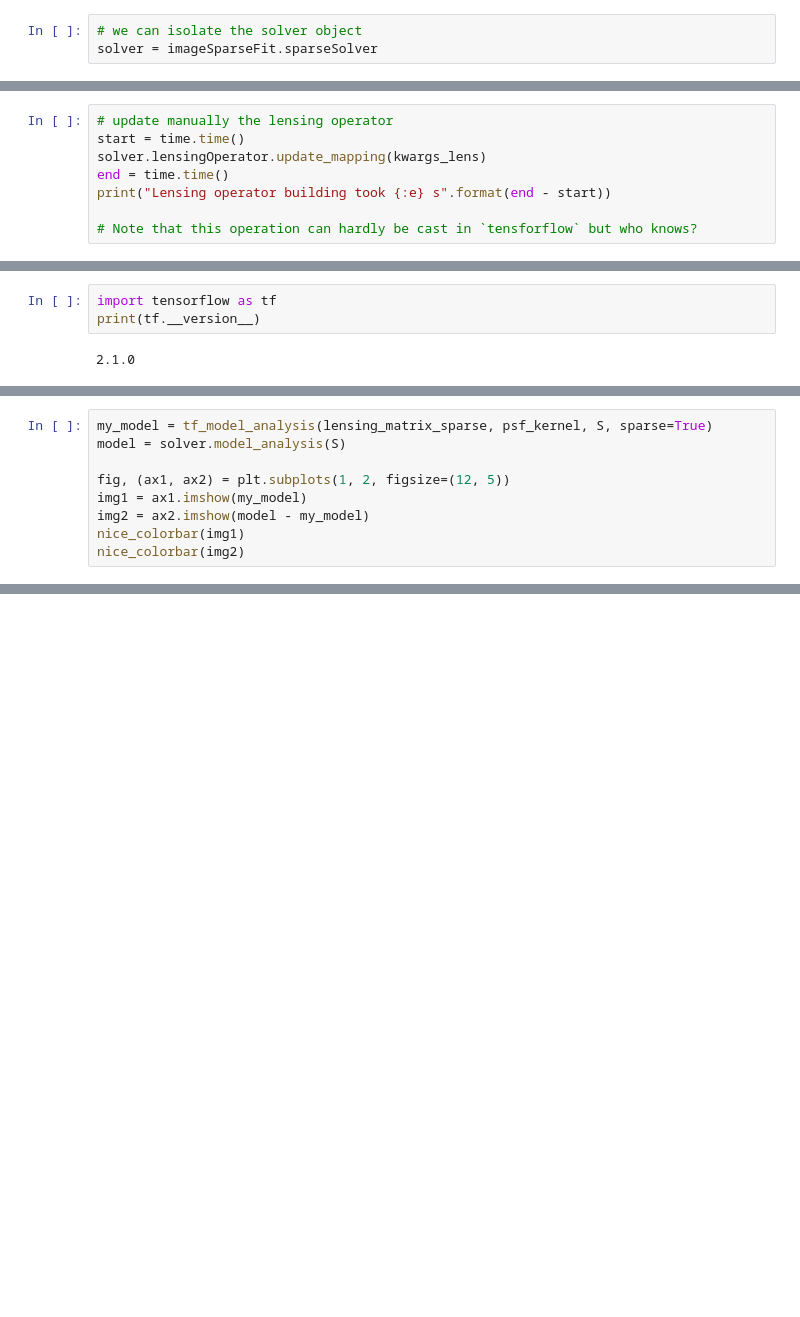
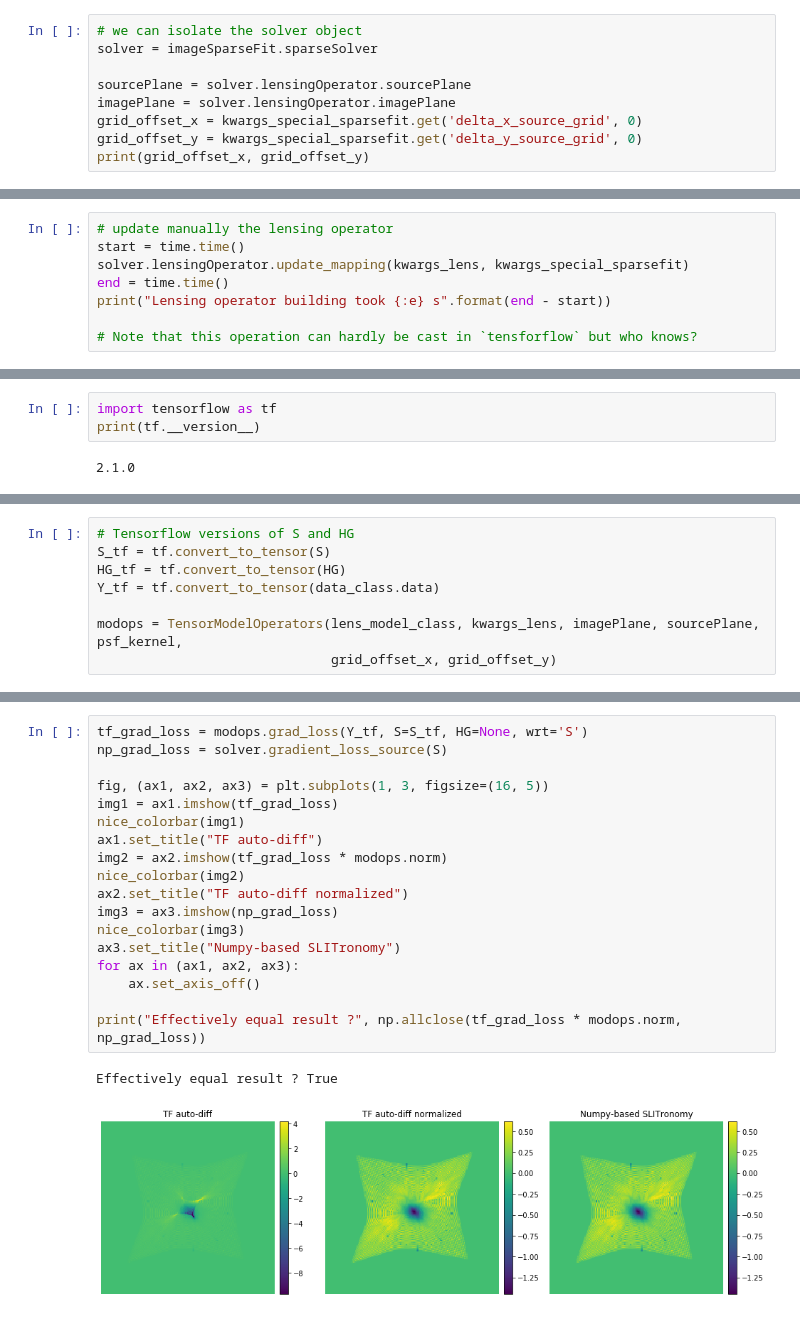
Before and after one commit to aymgal/SLITronomy, a Jupyter notebook: thirdparty/dev_notebooks/timing_autodiff.ipynb, the cells around one changed output, grey strips where cells are left out. Drawn from its saved outputs; the diff is of its cells as text; blank space fills up the shorter version.

```diff
--- a/thirdparty/dev_notebooks/timing_autodiff.ipynb
+++ b/thirdparty/dev_notebooks/timing_autodiff.ipynb
@@ -201,3 +201,9 @@ imageSparseFit = ImageSparseFit(data_class, psf_class=psf_class,
 # %%
 # we can isolate the solver object
 solver = imageSparseFit.sparseSolver
+
+sourcePlane = solver.lensingOperator.sourcePlane
+imagePlane = solver.lensingOperator.imagePlane
+grid_offset_x = kwargs_special_sparsefit.get('delta_x_source_grid', 0)
+grid_offset_y = kwargs_special_sparsefit.get('delta_y_source_grid', 0)
+print(grid_offset_x, grid_offset_y)
@@ -206,7 +214,7 @@ solver = imageSparseFit.sparseSolver
 # %%
 # update manually the lensing operator
 start = time.time()
-solver.lensingOperator.update_mapping(kwargs_lens)
+solver.lensingOperator.update_mapping(kwargs_lens, kwargs_special_sparsefit)
 end = time.time()
 print("Lensing operator building took {:e} s".format(end - start))
 
@@ -586,9 +256,0 @@ def tf_model_analysis(lensing_matrix, psf_kernel, source_2d, sparse=True):
-# %%
-my_model = tf_model_analysis(lensing_matrix_sparse, psf_kernel, S, sparse=True)
-model = solver.model_analysis(S)
-
-fig, (ax1, ax2) = plt.subplots(1, 2, figsize=(12, 5))
-img1 = ax1.imshow(my_model)
-img2 = ax2.imshow(model - my_model)
-nice_colorbar(img1)
-nice_colorbar(img2)
@@ -616,0 +370,8 @@ tensorflow.python.framework.sparse_tensor.SparseTensor
+# %%
+# Tensorflow versions of S and HG
+S_tf = tf.convert_to_tensor(S)
+HG_tf = tf.convert_to_tensor(HG)
+Y_tf = tf.convert_to_tensor(data_class.data)
+
+modops = TensorModelOperators(lens_model_class, kwargs_lens, imagePlane, sourcePlane, psf_kernel,
+                              grid_offset_x, grid_offset_y)
@@ -616,0 +462,21 @@ tensorflow.python.framework.sparse_tensor.SparseTensor
+# %%
+tf_grad_loss = modops.grad_loss(Y_tf, S=S_tf, HG=None, wrt='S')
+np_grad_loss = solver.gradient_loss_source(S)
+
+fig, (ax1, ax2, ax3) = plt.subplots(1, 3, figsize=(16, 5))
+img1 = ax1.imshow(tf_grad_loss)
+nice_colorbar(img1)
+ax1.set_title("TF auto-diff")
+img2 = ax2.imshow(tf_grad_loss * modops.norm)
+nice_colorbar(img2)
+ax2.set_title("TF auto-diff normalized")
+img3 = ax3.imshow(np_grad_loss)
+nice_colorbar(img3)
+ax3.set_title("Numpy-based SLITronomy")
+for ax in (ax1, ax2, ax3):
+    ax.set_axis_off()
+
+print("Effectively equal result ?", np.allclose(tf_grad_loss * modops.norm, np_grad_loss))
+# %% [output]
+Effectively equal result ? True
+[figure, added]
```
Also changed, not shown: parts of 46 cells of this notebook, 2 other files.
